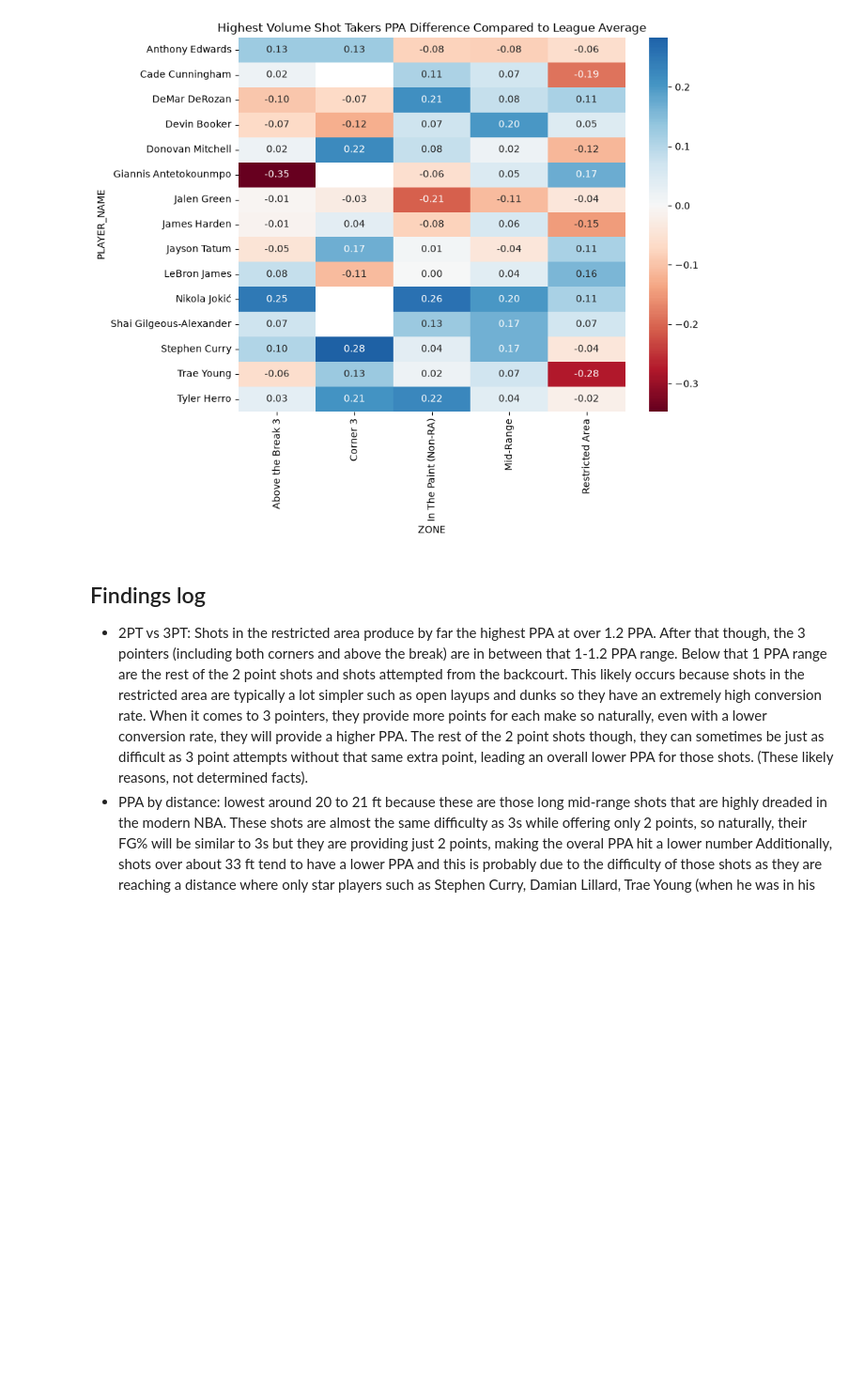
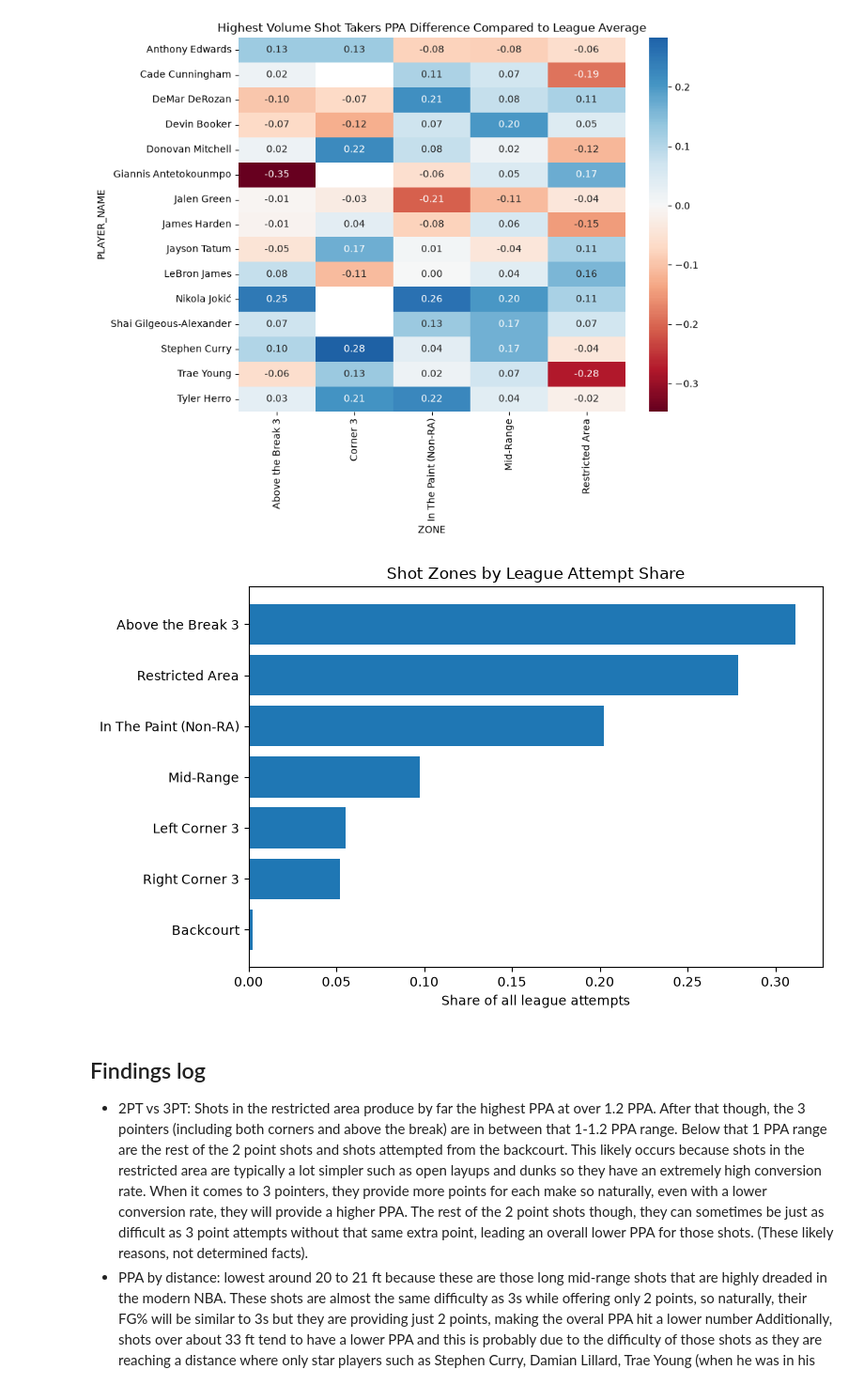
Before and after one commit to Pavan-Binwani/NBA-Shot-Selection-Analysis, a Jupyter notebook: notebooks/shot_analysis.ipynb, the cells around one changed output. Shown at 94% size. Cells and saved outputs as stored; diff of their text form; code cells hidden in the pictures; blank space fills up the shorter version.

Commit message:
Finish analysis, add shot distribution chart, clean up notebook

```diff
--- a/notebooks/shot_analysis.ipynb
+++ b/notebooks/shot_analysis.ipynb
@@ -676,6 +677,18 @@ plt.savefig('../visualizations/benchmark_heatmap.png', dpi=200, bbox_inches='tig
 plt.show()
 # %% [output]
 [figure]
+# %%
+share = zone_summary['attempt_share'].sort_values()
+
+fig, ax = plt.subplots(figsize=(8, 5))
+ax.barh(share.index, share.values)
+ax.set_xlabel('Share of all league attempts')
+ax.set_title('Shot Zones by League Attempt Share')
+plt.tight_layout()
+plt.savefig('../visualizations/shot_distribution.png', dpi=200, bbox_inches='tight')
+plt.show()
+# %% [output]
+[figure, added]
 # %% [markdown]
 ## Findings log
 - 2PT vs 3PT: Shots in the restricted area produce by far the highest PPA at over 1.2 PPA. After that though, the 3 pointers (including both corners and above the break) are in between that 1-1.2 PPA range. Below that 1 PPA range are the rest of the 2 point shots and shots attempted from the backcourt. This likely occurs because shots in the restricted area are typically a lot simpler such as open layups and dunks so they have an extremely high conversion rate. When it comes to 3 pointers, they provide more points for each make so naturally, even with a lower conversion rate, they will provide a higher PPA. The rest of the 2 point shots though, they can sometimes be just as difficult as 3 point attempts without that same extra point, leading an overall lower PPA for those shots. (These likely reasons, not determined facts).
```
Also changed, not shown: parts of 2 cells of this notebook, 1 other file.
